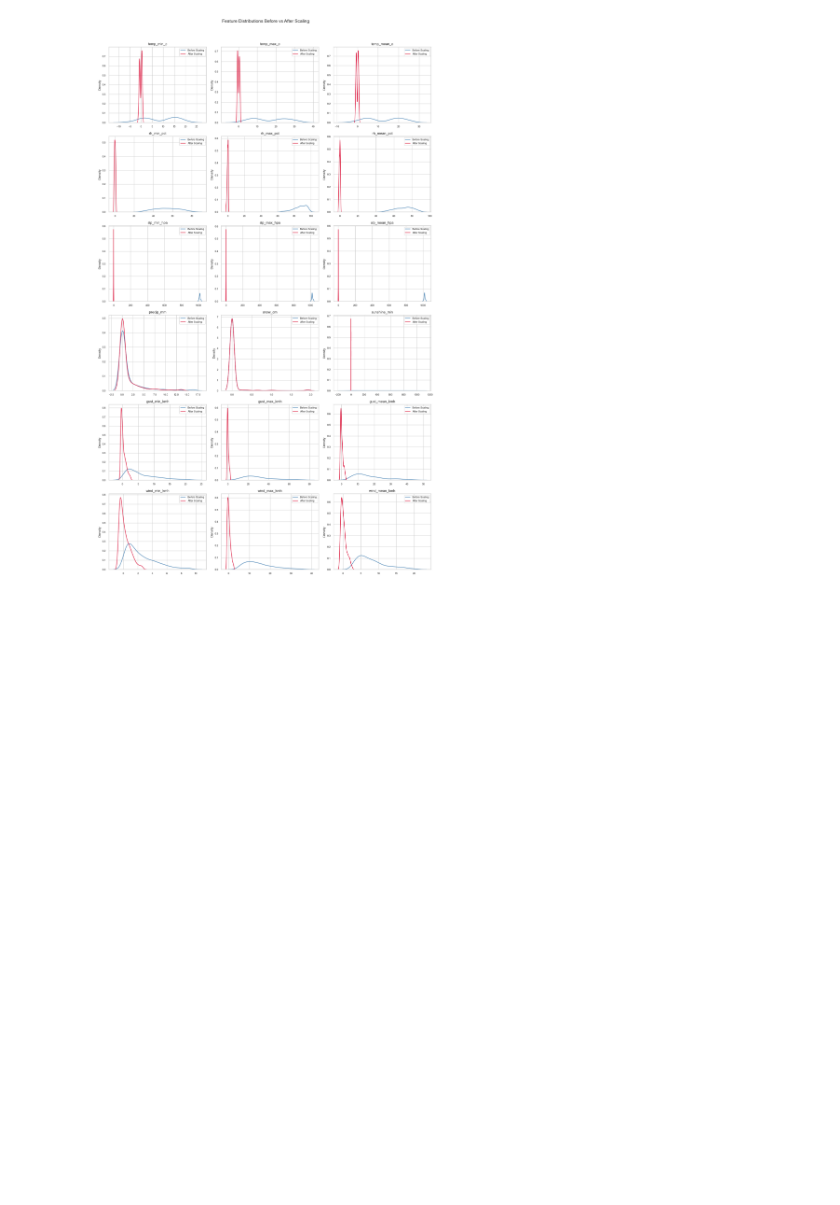
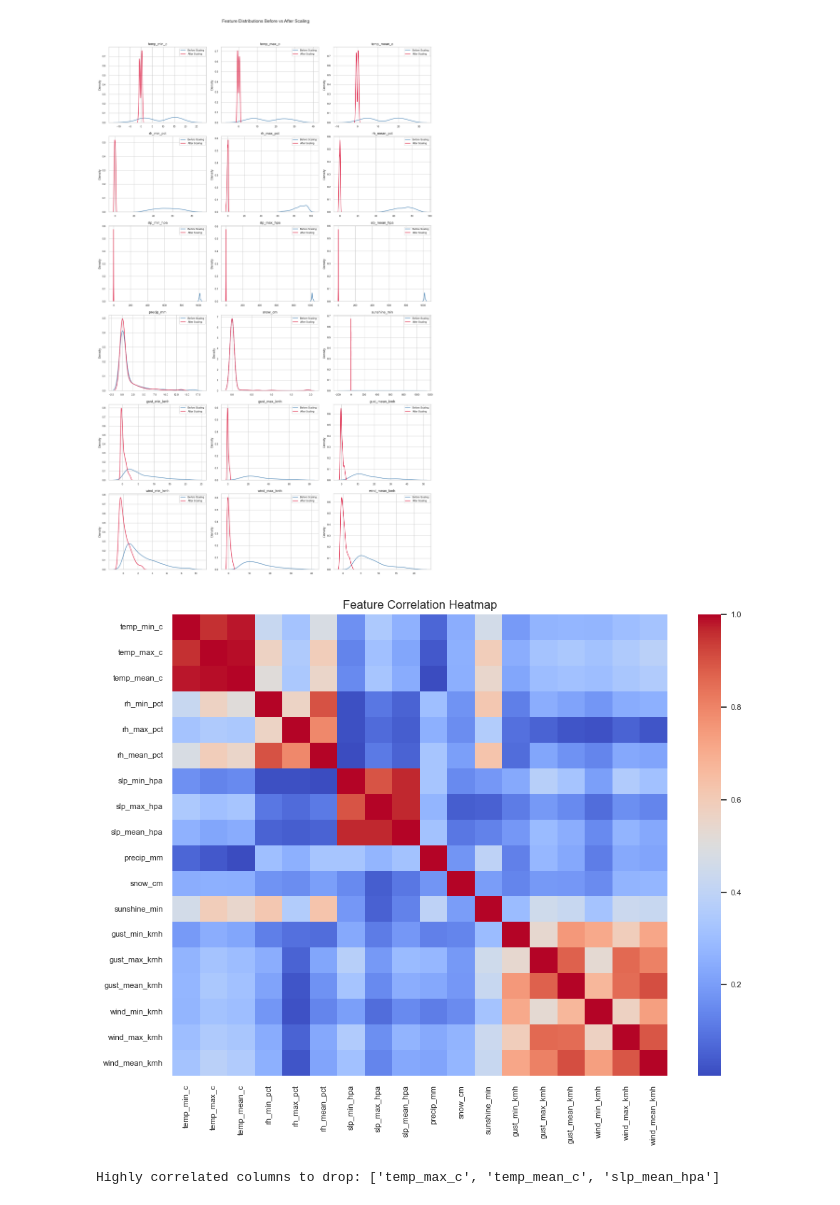
Before and after one commit to hiimnhan/scc451, a Jupyter notebook: task1.ipynb, the cells around one changed output. Saved outputs shown, nothing was run; the diff lists cells and outputs as text; code cells hidden in the pictures; blank space fills up the shorter version.

```diff
--- a/task1.ipynb
+++ b/task1.ipynb
@@ -153,24 +150,24 @@ Rows containing outliers 181 (10.27%)
 # %%
 # outlier treament
-for col in num_cols:
-    # replace physically invalid:
-    if col.startswith('rh'): #humidity
-        basel_df.loc[basel_df[col] > 100, col] = np.nan
-        basel_df.loc[basel_df[col] < 0, col] = np.nan
-    if "precip" in col or "snow" in col:
-        basel_df.loc[basel_df[col] < 0, col] = np.nan
+# for col in num_cols:
+#     # replace physically invalid:
+#     if col.startswith('rh'): #humidity
+#         basel_df.loc[basel_df[col] > 100, col] = np.nan
+#         basel_df.loc[basel_df[col] < 0, col] = np.nan
+#     if "precip" in col or "snow" in col:
+#         basel_df.loc[basel_df[col] < 0, col] = np.nan
 
-    # cap valid extreme
-    low, high = basel_df[col].quantile([0.01, 0.99])
-    basel_df[col] = np.clip(basel_df[col], low, high)
+#     # cap valid extreme
+#     low, high = basel_df[col].quantile([0.01, 0.99])
+#     basel_df[col] = np.clip(basel_df[col], low, high)
 
-    # replace high mad score with nan
-    mask = np.abs(mad_scores[col]) > 3.5
-    basel_df.loc[mask, col] = np.nan
+#     # replace high mad score with nan
+#     mask = np.abs(mad_scores[col]) > 3.5
+#     basel_df.loc[mask, col] = np.nan
 
-# impute missing values
-imputer = KNNImputer(n_neighbors=5, weights="distance")
-basel_df[num_cols] = imputer.fit_transform(basel_df[num_cols])
+# # impute missing values
+# imputer = KNNImputer(n_neighbors=5, weights="distance")
+# basel_df[num_cols] = imputer.fit_transform(basel_df[num_cols])
 # %%
 fig, axes = plt.subplots(n_rows, n_cols, figsize=(15, 4 * n_rows))
 axes = axes.flatten()
@@ -217,3 +242,23 @@ plt.savefig("feature_scaling.png")
 plt.show()
 # %% [output]
 [figure]
+# %%
+# Analyse feature correlation
+corr = basel_df_scaled.corr().abs()
+
+plt.figure(figsize=(10,8))
+sns.heatmap(corr, cmap="coolwarm", center=.5)
+plt.title("Feature Correlation Heatmap")
+plt.tight_layout()
+plt.show()
+# %% [output]
+[figure, added]
+# %%
+# keep only upper triangle because correlation matrix is symmetric
+# that every pair is shown twice, it might be a problem because it
+# can lead to accidentially remove both features.
+upper = corr.where(np.triu(np.ones(corr.shape), k=1).astype(bool))
+high_corr = [col for col in upper.columns if any(upper[col] >= 0.95)]
+print("Highly correlated columns to drop:", high_corr)
+# %% [output]
+Highly correlated columns to drop: ['temp_max_c', 'temp_mean_c', 'slp_mean_hpa']
```
Also changed, not shown: parts of 7 cells of this notebook, 4 other files.
